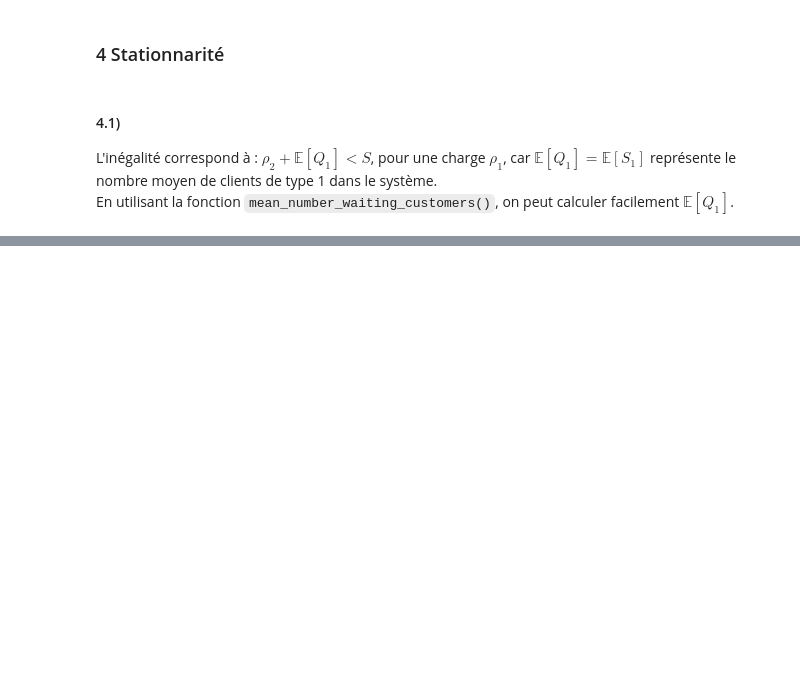
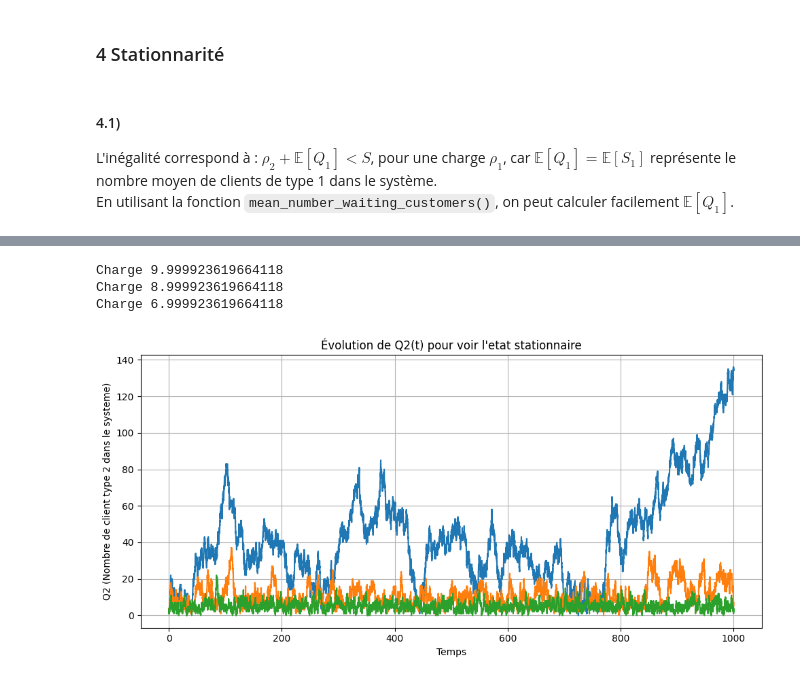
Before and after one commit to Alexisdevpro/PROJ-MDI230, a Jupyter notebook: PROJ1_SLICING/simulation.ipynb, the cells around one changed output, grey strips where cells are left out. Saved outputs shown, nothing was run; the diff lists cells and outputs as text; code cells hidden in the pictures; blank space fills up the shorter version.

Commit message:
Add graph and formulas to illustrate the stationary threshold

```diff
--- a/PROJ1_SLICING/simulation.ipynb
+++ b/PROJ1_SLICING/simulation.ipynb
@@ -38,3 +38,10 @@ def mean_number_waiting_customers(arrival_rate,service_rate,nb_of_servers):
         pi_0 += value
         numerateur += n * value
     return numerateur / pi_0
+
+
+#print(mean_number_waiting_customers(4,2,10))
+EQ1 = mean_number_waiting_customers(4,2,10)
+
+lambda2 = (10 - EQ1)*1
+print(lambda2)
@@ -242,0 +283,36 @@ En utilisant la fonction `mean_number_waiting_customers()`, on peut calculer fac
+# %%
+#Settings de l'exo 3.4
+S = 10
+mu1 = 2
+mu2 = 1
+
+couple_lambda= [
+    (4, 8),  #\rho_2 + \mathbb{E}[Q_1] = S
+    (4, 7),  #\rho_2 + \mathbb{E}[Q_1] < S (tout juste inferieur)
+    (4, 5),  #\rho_2 + \mathbb{E}[Q_1] < S (Stationnaire)
+
+]
+
+plt.figure(figsize=(10, 5))
+
+#test le systeme sur les differants couple de \lambda_{i,j}
+for _, (lambda1, lambda2) in enumerate(couple_lambda):
+    second_terme = mean_number_waiting_customers(lambda1, mu1, S) #Calcul le nombre moyen de client type 1 (\mathbb{E}[Q_1])
+    charge_systeme = (lambda2 / mu2) + second_terme #Partie de gauche de l'innegalité
+    print(f"Charge {charge_systeme}")
+
+    _, t, q2 = simulation(1000, S, mu1, mu2, lambda1, lambda2) #Resultats de Q(t) pour le \lambda_2 choisi
+    plt.plot(t, q2)
+
+#Partie plot..
+plt.xlabel("Temps")
+plt.ylabel("Q2 (Nombre de client type 2 dans le systeme)")
+plt.title("Évolution de Q2(t) pour voir l'etat stationnaire")
+plt.grid(True)
+plt.tight_layout()
+plt.show()
+# %% [output]
+Charge 9.999923619664118
+Charge 8.999923619664118
+Charge 6.999923619664118
+[figure, added]
```
Also changed, not shown: parts of 4 cells of this notebook.
